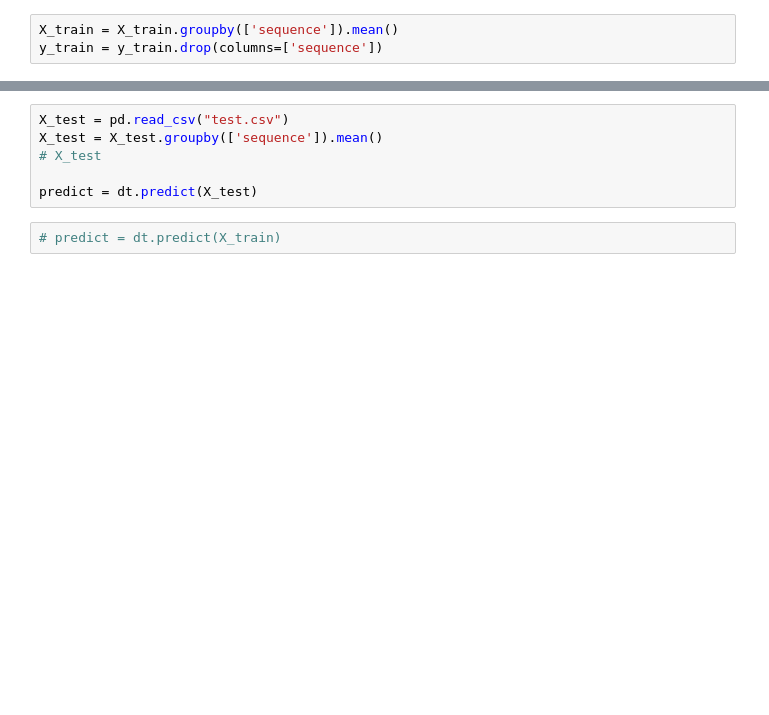
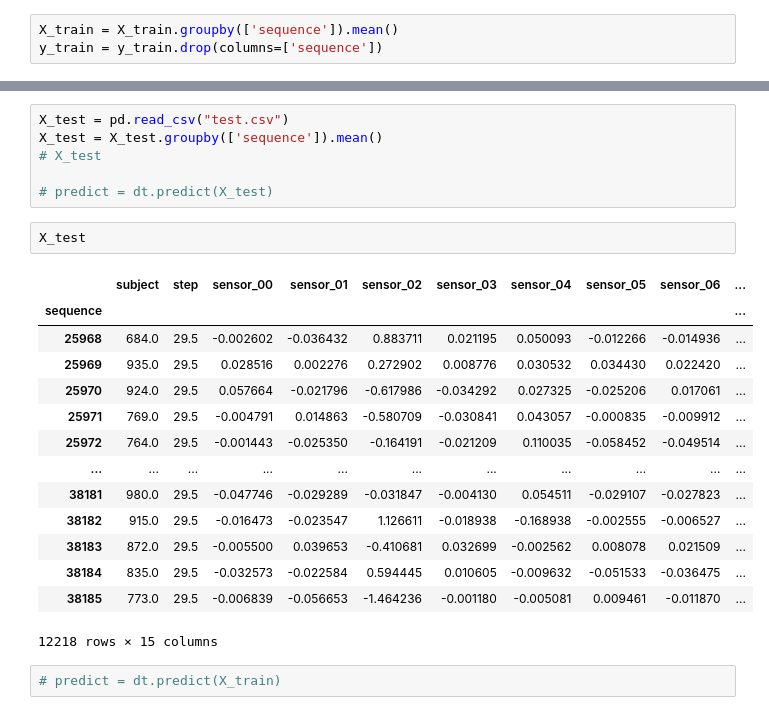
Before and after one commit to Abetelgeusian/ECE6420_FinalProject, a Jupyter notebook: ECE6420_FinalProject_Harshal.ipynb, the cells around one changed output, grey strips where cells are left out. Cells and saved outputs as stored; diff of their text form; blank space fills up the shorter version.

```diff
--- a/ECE6420_FinalProject_Harshal.ipynb
+++ b/ECE6420_FinalProject_Harshal.ipynb
@@ -45,7 +36,24 @@ X_test = pd.read_csv("test.csv")
 X_test = X_test.groupby(['sequence']).mean()
 # X_test
 
-predict = dt.predict(X_test)
+# predict = dt.predict(X_test)
+# %%
+X_test
+# %% [output]
+|  | subject | step | sensor_00 | sensor_01 | sensor_02 | sensor_03 | sensor_04 | sensor_05 | sensor_06 | ... |
+| sequence |  |  |  |  |  |  |  |  |  | ... |
+| 25968 | 684.0 | 29.5 | -0.002602 | -0.036432 | 0.883711 | 0.021195 | 0.050093 | -0.012266 | -0.014936 | ... |
+| 25969 | 935.0 | 29.5 | 0.028516 | 0.002276 | 0.272902 | 0.008776 | 0.030532 | 0.034430 | 0.022420 | ... |
+| 25970 | 924.0 | 29.5 | 0.057664 | -0.021796 | -0.617986 | -0.034292 | 0.027325 | -0.025206 | 0.017061 | ... |
+| 25971 | 769.0 | 29.5 | -0.004791 | 0.014863 | -0.580709 | -0.030841 | 0.043057 | -0.000835 | -0.009912 | ... |
+| 25972 | 764.0 | 29.5 | -0.001443 | -0.025350 | -0.164191 | -0.021209 | 0.110035 | -0.058452 | -0.049514 | ... |
+| ... | ... | ... | ... | ... | ... | ... | ... | ... | ... | ... |
+| 38181 | 980.0 | 29.5 | -0.047746 | -0.029289 | -0.031847 | -0.004130 | 0.054511 | -0.029107 | -0.027823 | ... |
+| 38182 | 915.0 | 29.5 | -0.016473 | -0.023547 | 1.126611 | -0.018938 | -0.168938 | -0.002555 | -0.006527 | ... |
+| 38183 | 872.0 | 29.5 | -0.005500 | 0.039653 | -0.410681 | 0.032699 | -0.002562 | 0.008078 | 0.021509 | ... |
+| 38184 | 835.0 | 29.5 | -0.032573 | -0.022584 | 0.594445 | 0.010605 | -0.009632 | -0.051533 | -0.036475 | ... |
+| 38185 | 773.0 | 29.5 | -0.006839 | -0.056653 | -1.464236 | -0.001180 | -0.005081 | 0.009461 | -0.011870 | ... |
+12218 rows × 15 columns
 # %%
 # predict = dt.predict(X_train)
 # %%
```
Also changed, not shown: parts of 12 cells of this notebook, 28 other files.
